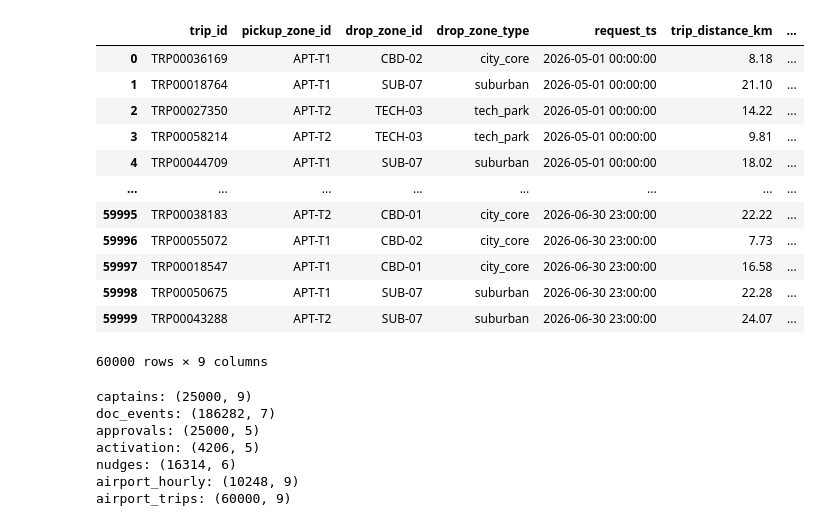
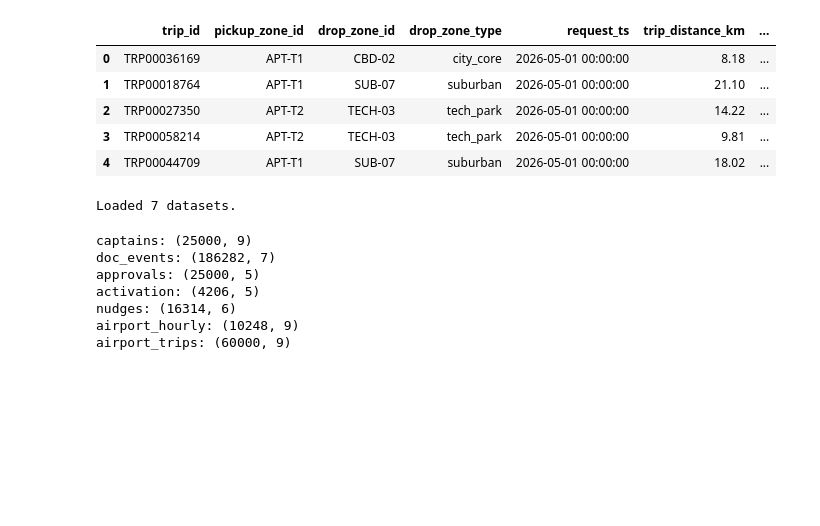
Before and after one commit to Abhay-SKulkarni123/rapido-data-science, a Jupyter notebook: Notebooks/01_load_and_understand.ipynb, the cells around one changed output. Saved outputs shown, nothing was run; the diff lists cells and outputs as text; code cells hidden in the pictures; blank space fills up the shorter version.

```diff
--- a/Notebooks/01_load_and_understand.ipynb
+++ b/Notebooks/01_load_and_understand.ipynb
@@ -113,20 +87,13 @@ airport_hourly
 # %%
 airport_trips = pd.read_csv("../data/airport_trips.csv")
-airport_trips
+airport_trips.head(5)
 # %% [output]
 |  | trip_id | pickup_zone_id | drop_zone_id | drop_zone_type | request_ts | trip_distance_km | ... |
 | 0 | TRP00036169 | APT-T1 | CBD-02 | city_core | 2026-05-01 00:00:00 | 8.18 | ... |
 | 1 | TRP00018764 | APT-T1 | SUB-07 | suburban | 2026-05-01 00:00:00 | 21.10 | ... |
 | 2 | TRP00027350 | APT-T2 | TECH-03 | tech_park | 2026-05-01 00:00:00 | 14.22 | ... |
 | 3 | TRP00058214 | APT-T2 | TECH-03 | tech_park | 2026-05-01 00:00:00 | 9.81 | ... |
 | 4 | TRP00044709 | APT-T1 | SUB-07 | suburban | 2026-05-01 00:00:00 | 18.02 | ... |
-| ... | ... | ... | ... | ... | ... | ... | ... |
-| 59995 | TRP00038183 | APT-T2 | CBD-01 | city_core | 2026-06-30 23:00:00 | 22.22 | ... |
-| 59996 | TRP00055072 | APT-T1 | CBD-02 | city_core | 2026-06-30 23:00:00 | 7.73 | ... |
-| 59997 | TRP00018547 | APT-T1 | CBD-01 | city_core | 2026-06-30 23:00:00 | 16.58 | ... |
-| 59998 | TRP00050675 | APT-T1 | SUB-07 | suburban | 2026-06-30 23:00:00 | 22.28 | ... |
-| 59999 | TRP00043288 | APT-T2 | SUB-07 | suburban | 2026-06-30 23:00:00 | 24.07 | ... |
-60000 rows × 9 columns
 # %%
 datasets = {
     "captains": captains,
@@ -137,6 +104,10 @@ datasets = {
     "airport_hourly": airport_hourly,
     "airport_trips": airport_trips
 }
+# %%
+print(f"Loaded {len(datasets)} datasets.")
+# %% [output]
+Loaded 7 datasets.
 # %%
 for name, df in datasets.items():
     print(f"{name}: {df.shape}")
```
Also changed, not shown: parts of 94 cells of this notebook, 4 other files.
